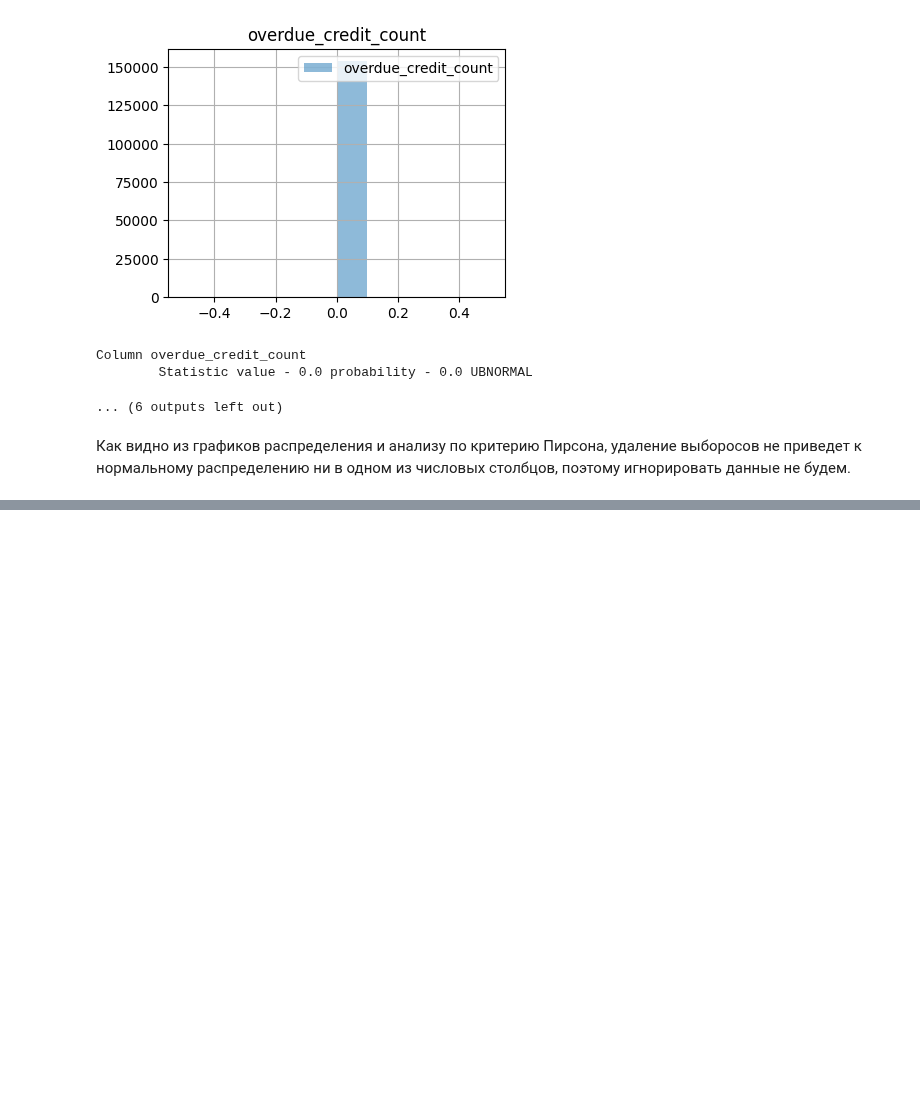
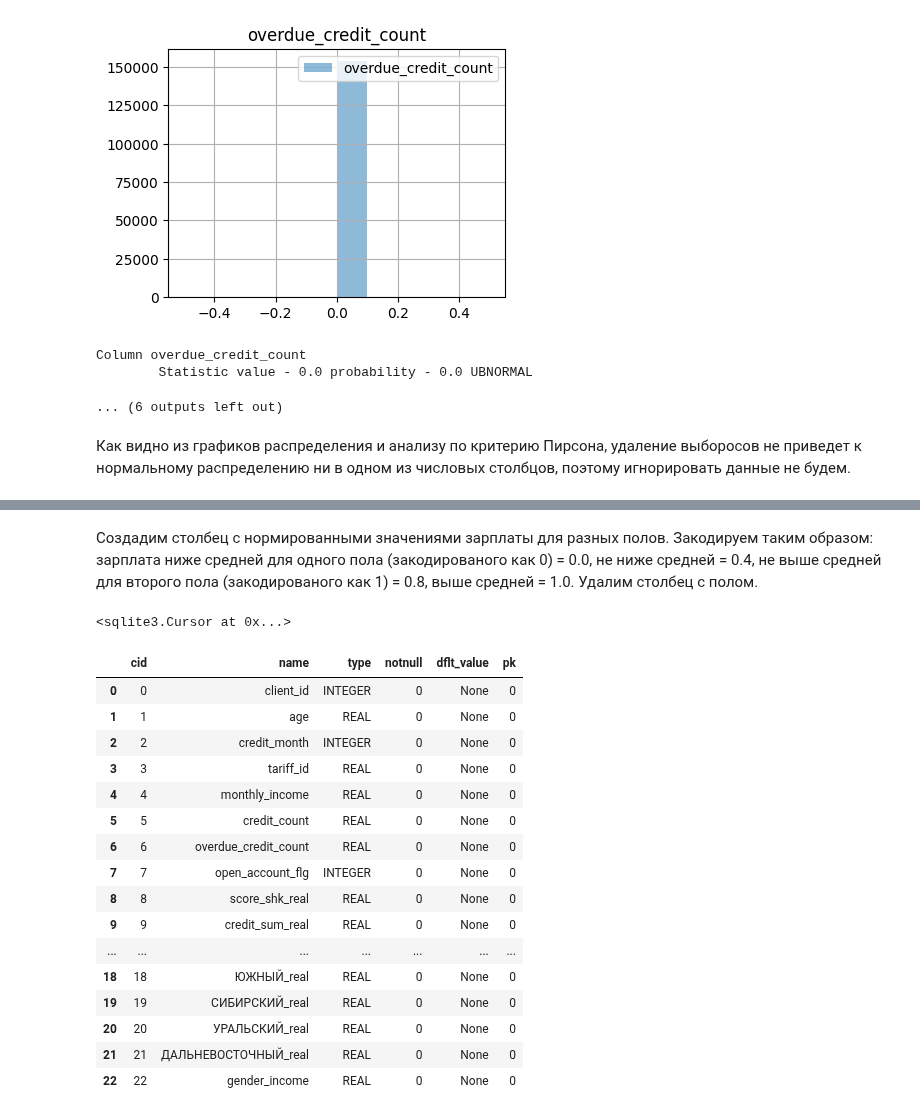
Before and after one commit to matfiz17181920/ML01_P_Online, a Jupyter notebook: Viktoria_Olegovna/HW_11/homework_2024-12-19.ipynb, the cells around one changed output, grey strips where cells are left out. Drawn from its saved outputs; the diff is of its cells as text; code cells hidden in the pictures; blank space fills up the shorter version.

```diff
--- a/Viktoria_Olegovna/HW_11/homework_2024-12-19.ipynb
+++ b/Viktoria_Olegovna/HW_11/homework_2024-12-19.ipynb
@@ -318,0 +754,37 @@ Column overdue_credit_count
+# %% [markdown]
+Создадим столбец с нормированными значениями зарплаты для разных полов. Закодируем таким образом: зарплата ниже средней для одного пола (закодированого как 0) = 0.0, не ниже средней = 0.4, не выше средней для второго пола (закодированого как 1) = 0.8, выше средней = 1.0. Удалим столбец с полом.
+# %%
+avg_income = select(f'''SELECT avg(monthly_income) AS avg_monthly_income
+                        FROM {table_name_not_nans}''').avg_monthly_income.loc[0]
+
+merge_sql = f'''ALTER TABLE {table_name_not_nans} ADD COLUMN gender_income REAL;
+                UPDATE {table_name_not_nans} SET gender_income = CASE
+                WHEN gender_int = 0 AND monthly_income < {avg_income} THEN 0.0
+                WHEN gender_int = 0 AND monthly_income >= {avg_income} THEN 0.4
+                WHEN gender_int = 1 AND monthly_income <= {avg_income} THEN 0.8
+                WHEN gender_int = 1 AND monthly_income > {avg_income} THEN 1.0
+                ELSE 0.0 END; ALTER TABLE {table_name_not_nans} DROP COLUMN gender_int'''
+con.executescript(merge_sql)
+# %% [output]
+<sqlite3.Cursor at 0x...>
+# %%
+# show table columns info
+select(table_info_sql)
+# %% [output]
+|  | cid | name | type | notnull | dflt_value | pk |
+| 0 | 0 | client_id | INTEGER | 0 | None | 0 |
+| 1 | 1 | age | REAL | 0 | None | 0 |
+| 2 | 2 | credit_month | INTEGER | 0 | None | 0 |
+| 3 | 3 | tariff_id | REAL | 0 | None | 0 |
+| 4 | 4 | monthly_income | REAL | 0 | None | 0 |
+| 5 | 5 | credit_count | REAL | 0 | None | 0 |
+| 6 | 6 | overdue_credit_count | REAL | 0 | None | 0 |
+| 7 | 7 | open_account_flg | INTEGER | 0 | None | 0 |
+| 8 | 8 | score_shk_real | REAL | 0 | None | 0 |
+| 9 | 9 | credit_sum_real | REAL | 0 | None | 0 |
+| ... | ... | ... | ... | ... | ... | ... |
+| 18 | 18 | ЮЖНЫЙ_real | REAL | 0 | None | 0 |
+| 19 | 19 | СИБИРСКИЙ_real | REAL | 0 | None | 0 |
+| 20 | 20 | УРАЛЬСКИЙ_real | REAL | 0 | None | 0 |
+| 21 | 21 | ДАЛЬНЕВОСТОЧНЫЙ_real | REAL | 0 | None | 0 |
+| 22 | 22 | gender_income | REAL | 0 | None | 0 |
```
Also changed, not shown: parts of 52 cells of this notebook.
